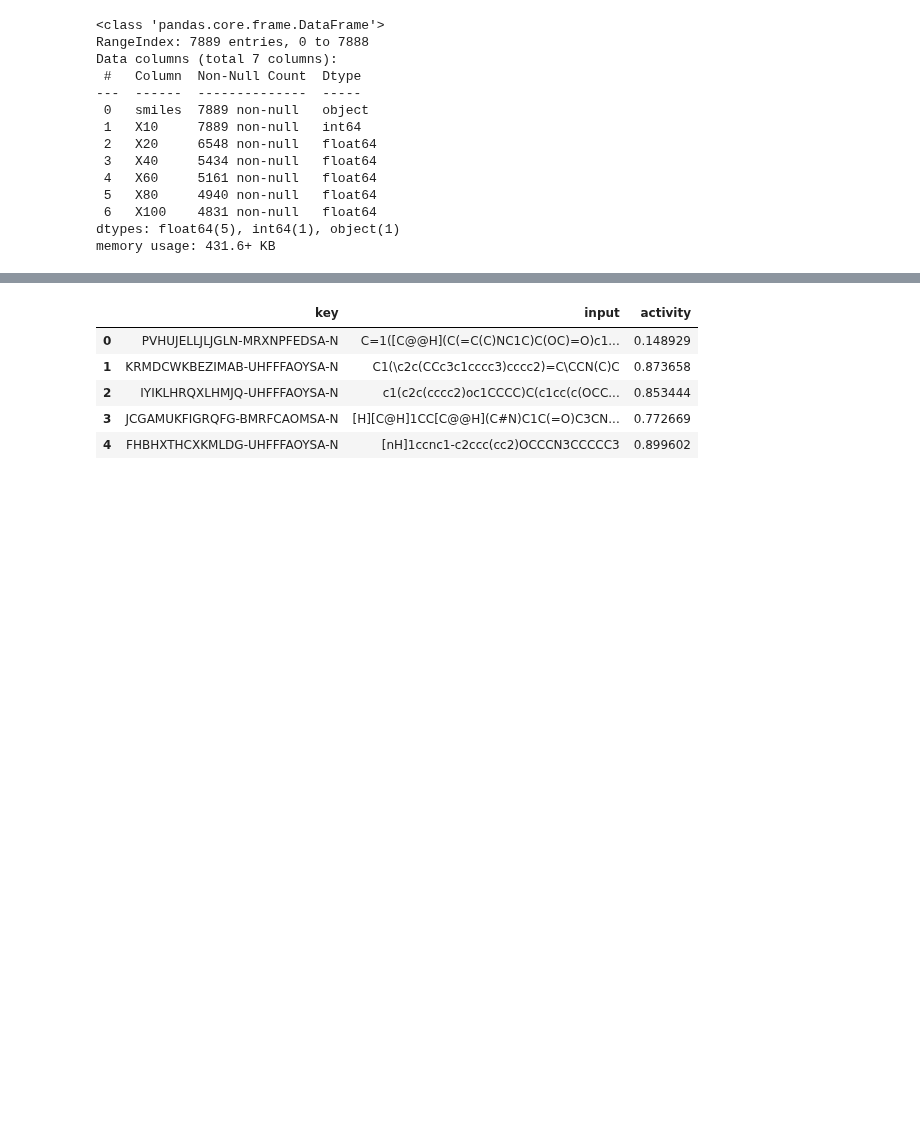
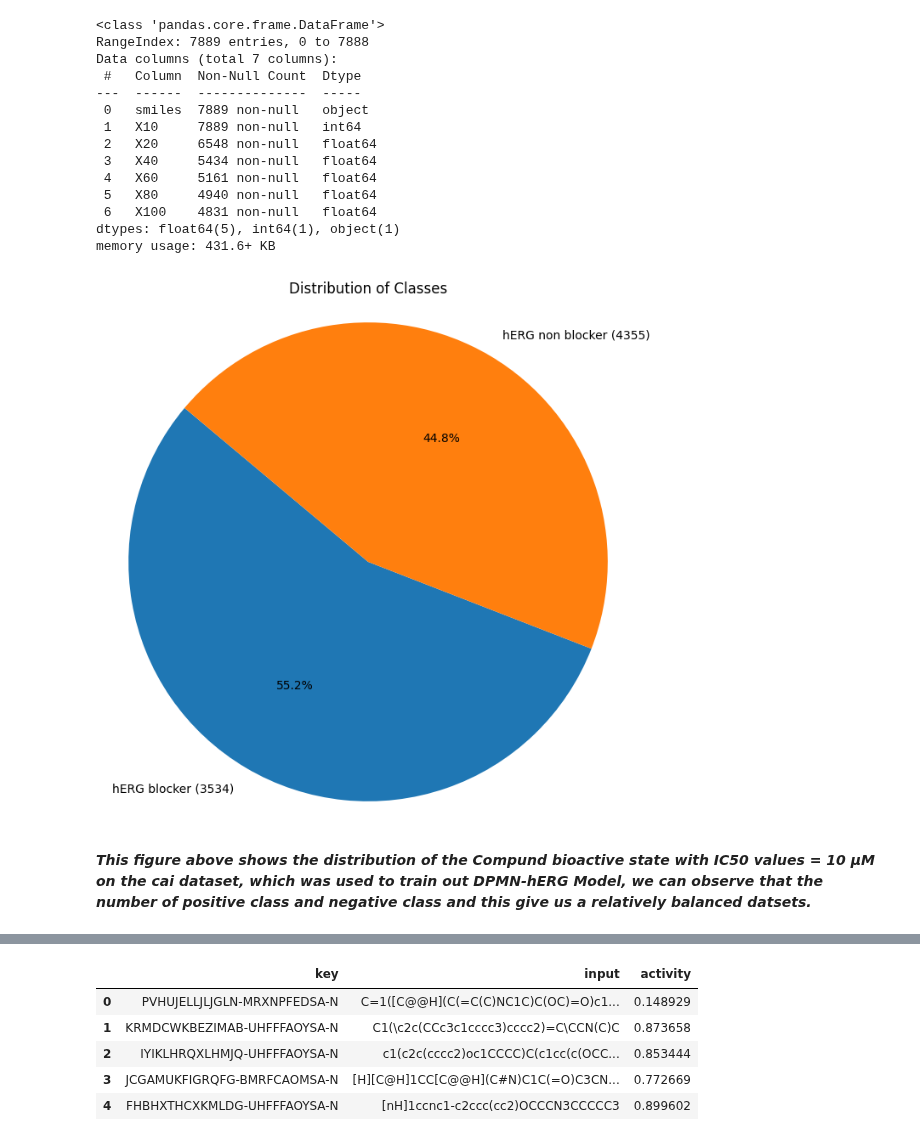
Before and after one commit to Malikbadmus/model-validation-eos30f3, a Jupyter notebook: notebooks/01_model_reproducibility.ipynb, the cells around one changed output, grey strips where cells are left out. Cells and saved outputs as stored; diff of their text form; code cells hidden in the pictures; blank space fills up the shorter version.

```diff
--- a/notebooks/01_model_reproducibility.ipynb
+++ b/notebooks/01_model_reproducibility.ipynb
@@ -44,3 +50,26 @@ Data columns (total 7 columns):
  6   X100    4831 non-null   float64
 dtypes: float64(5), int64(1), object(1)
 memory usage: 431.6+ KB
+# %%
+import matplotlib.pyplot as plt
+import pandas as pd
+
+
+class_counts = Original_data['X10'].value_counts()
+class_names = {0: 'hERG non blocker', 1: 'hERG blocker'}
+
+# Create a pie chart
+plt.figure(figsize=(8, 8))  # Adjust the figure size as needed
+wedges, texts, autotexts = plt.pie(class_counts, labels=class_counts.index.map(class_names), autopct='%1.1f%%', startangle=140)
+
+# Add count values next to labels
+for i, label in enumerate(texts):
+    label.set_text(f"{label.get_text()} ({class_counts[i]})")
+
+plt.title('Distribution of Classes')  # Add a title to the plot
+plt.axis('equal')  # Equal aspect ratio ensures that pie is drawn as a circle
+plt.show()
+# %% [output]
+[figure, added]
+# %% [markdown]
+***This figure above shows the distribution of the Compund bioactive state with IC50 values = 10 μM on the cai dataset, which was used to train out DPMN-hERG Model, we can observe that the number of positive class and negative class and this give us a relatively balanced datsets.***
```
Also changed, not shown: parts of 9 cells of this notebook, 7 other files.
